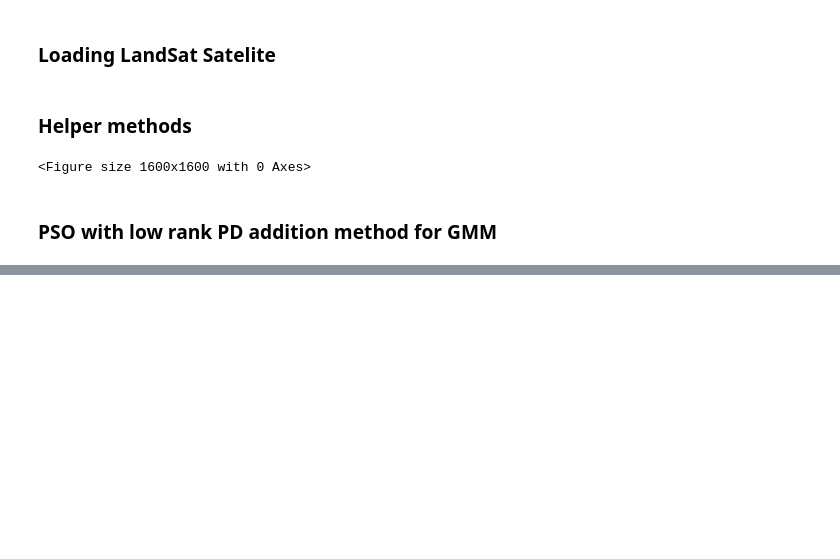
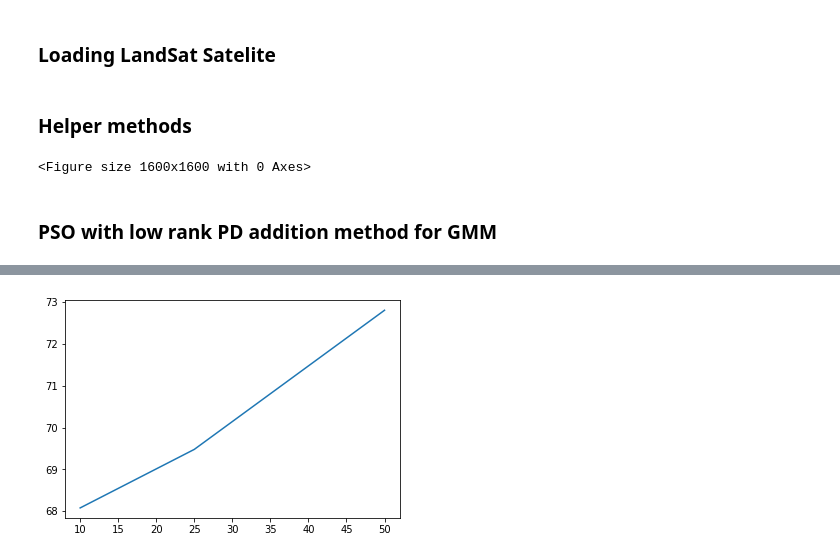
Before and after one commit to SKholkin/PSO_GMM, a Jupyter notebook: gmm_pso_low_rank_add.ipynb, the cells around one changed output, grey strips where cells are left out. Cells and saved outputs as stored; diff of their text form; code cells hidden in the pictures; blank space fills up the shorter version.

```diff
--- a/gmm_pso_low_rank_add.ipynb
+++ b/gmm_pso_low_rank_add.ipynb
@@ -297,11 +339,0 @@ for init_scale  in init_scale_range:
-# %%
-
-gmm = GaussianMixture(n_components=10, covariance_type='full', init_params='random', n_init=500)
-gmm.fit(cloud_data)
-
-base_chol = gmm.precisions_cholesky_
-
-basic_prec = gmm.precisions_cholesky_ ** 2
-basic_means = gmm.means_
-basic_cov = gmm.covariances_
-print(gmm.score(cloud_data))
@@ -309,0 +421,20 @@ print(gmm.score(cloud_data))
+# %%
+
+# recipe for experiments: EM inti iter =100, high ampl (lr), 100 pso iters, compare with EM init 200 iter
+# note: low lr for big number of components, try rank = 3, 5, 7
+# Add best EM init with zero addition
+# add an csv logging
+# fix a bug with global best
+
+rank = 3
+n_runs = 5
+init_scale = 0.003
+n_comp = 10
+ampl = 0.1
+final_score = []
+
+for n in range(n_runs):
+    print('run', n)
+    log_file_name = f'pso_low_rank_parametrize_init_scale_{init_scale}_n_comp_{10}_ampl_{ampl}_rank_{rank}.log'
+    pso_best_loglikelihood, best_loglikelihood_init, large_gmm_init_score, particle_trajectories = run_experiment_delta_parametrize(cloud_data, log_file_name, n_components=10, amplitude=ampl, rank=rank, init_scale=init_scale)
+    final_score.append(pso_best_loglikelihood[-1])
@@ -309,0 +461,12 @@ print(gmm.score(cloud_data))
+# %%
+n_components = [10, 25, 50]
+scores = []
+for n in n_components:
+    gmm_landsat = GaussianMixture(n_components=n, init_params='random', covariance_type='full')
+    gmm_landsat = gmm_landsat.fit(data_sat)
+    scores.append(gmm_landsat.score(data_sat))
+
+plt.plot(n_components, scores)
+plt.show()
+# %% [output]
+[figure, added]
```
Also changed, not shown: parts of 15 cells of this notebook, 2 other files.
